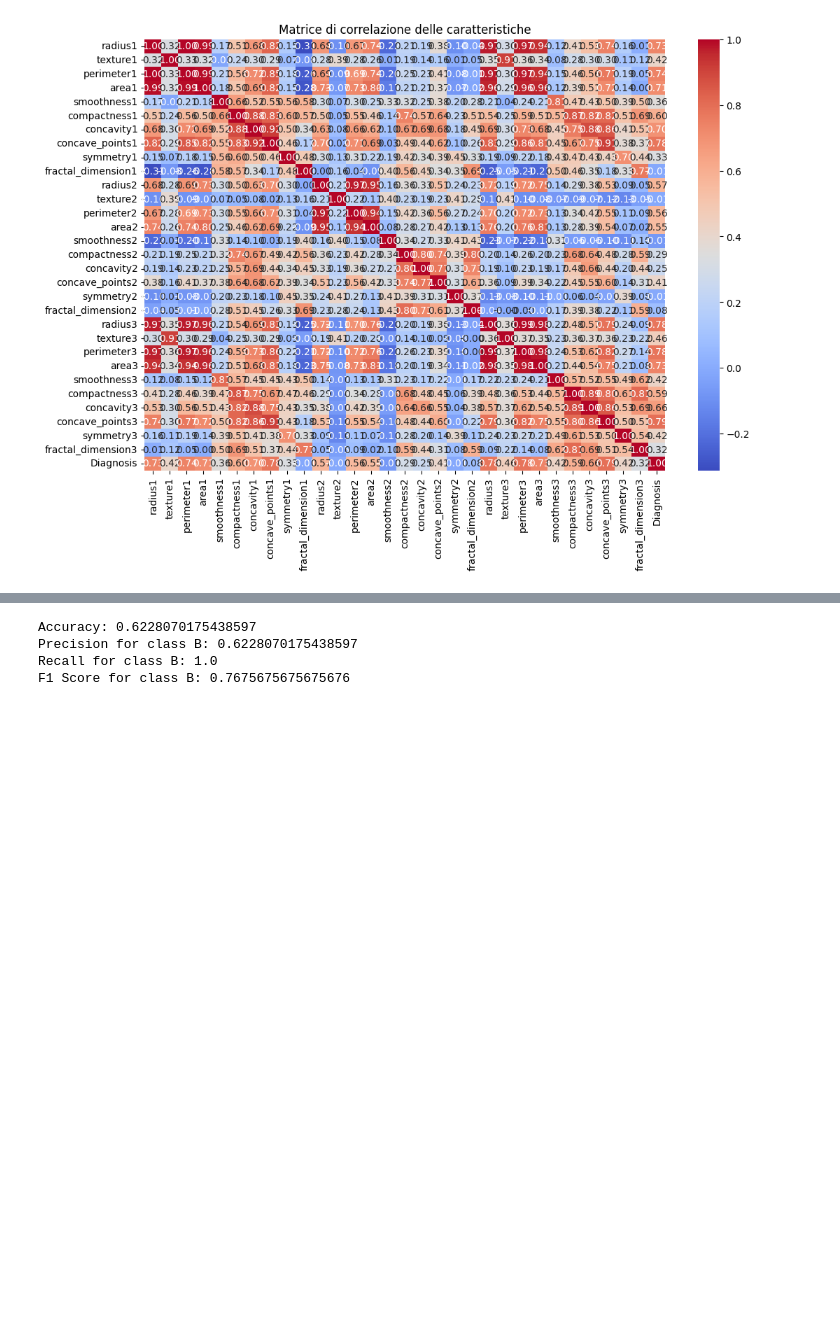
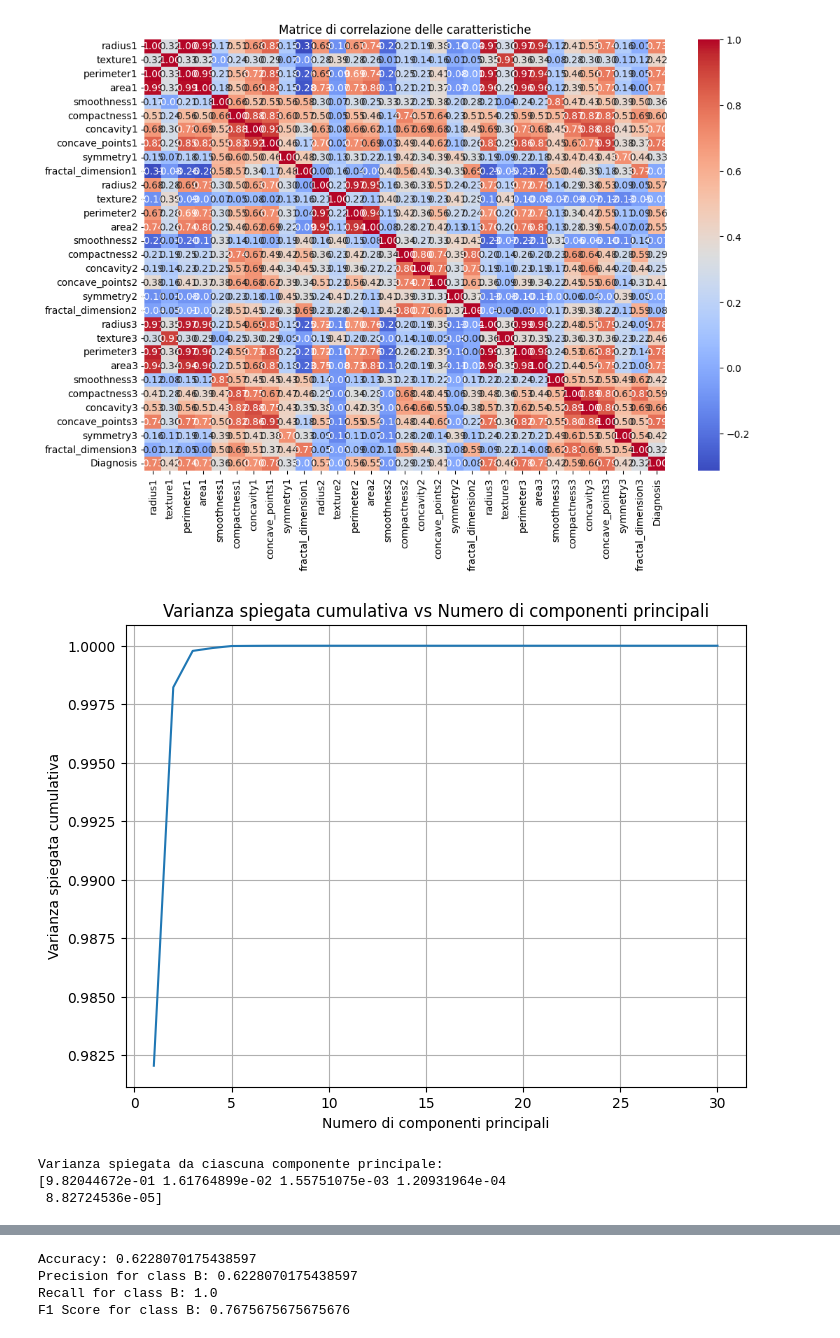
Before and after one commit to Danielevanzan/Progetto_data_proc, a Jupyter notebook: BreastCancer.ipynb, the cells around one changed output, grey strips where cells are left out. Drawn from its saved outputs; the diff is of its cells as text; code cells hidden in the pictures; blank space fills up the shorter version.

```diff
--- a/BreastCancer.ipynb
+++ b/BreastCancer.ipynb
@@ -149,3 +150,30 @@ plt.show()
 #sono tantissime variabili non si capisce molto
 # %% [output]
 [figure]
+# %%
+#visto che dalle correlazioni non si capisce molto, facciamo l'analisi delle pca
+#tramite grafico della varianza spiegata cerco di capire quante componenti sono necessarie
+from sklearn.decomposition import PCA
+pca = PCA()
+pca.fit(X)
+plt.figure(figsize=(8, 6))
+plt.plot(range(1, pca.n_components_ + 1), np.cumsum(pca.explained_variance_ratio_))
+plt.xlabel('Numero di componenti principali')
+plt.ylabel('Varianza spiegata cumulativa')
+plt.title('Varianza spiegata cumulativa vs Numero di componenti principali')
+plt.grid(True)
+plt.show()
+
+#sembrano essere necessarie 5 componenti
+# %% [output]
+[figure, added]
+# %%
+pca=PCA(n_components=5)
+pca.fit()
+X_pca = pca.transform(X)
+print("Varianza spiegata da ciascuna componente principale:")
+print(pca.explained_variance_ratio_)
+# %% [output]
+Varianza spiegata da ciascuna componente principale:
+[9.82044672e-01 1.61764899e-02 1.55751075e-03 1.20931964e-04
+ 8.82724536e-05]
```
Also changed, not shown: parts of 2 cells of this notebook.
